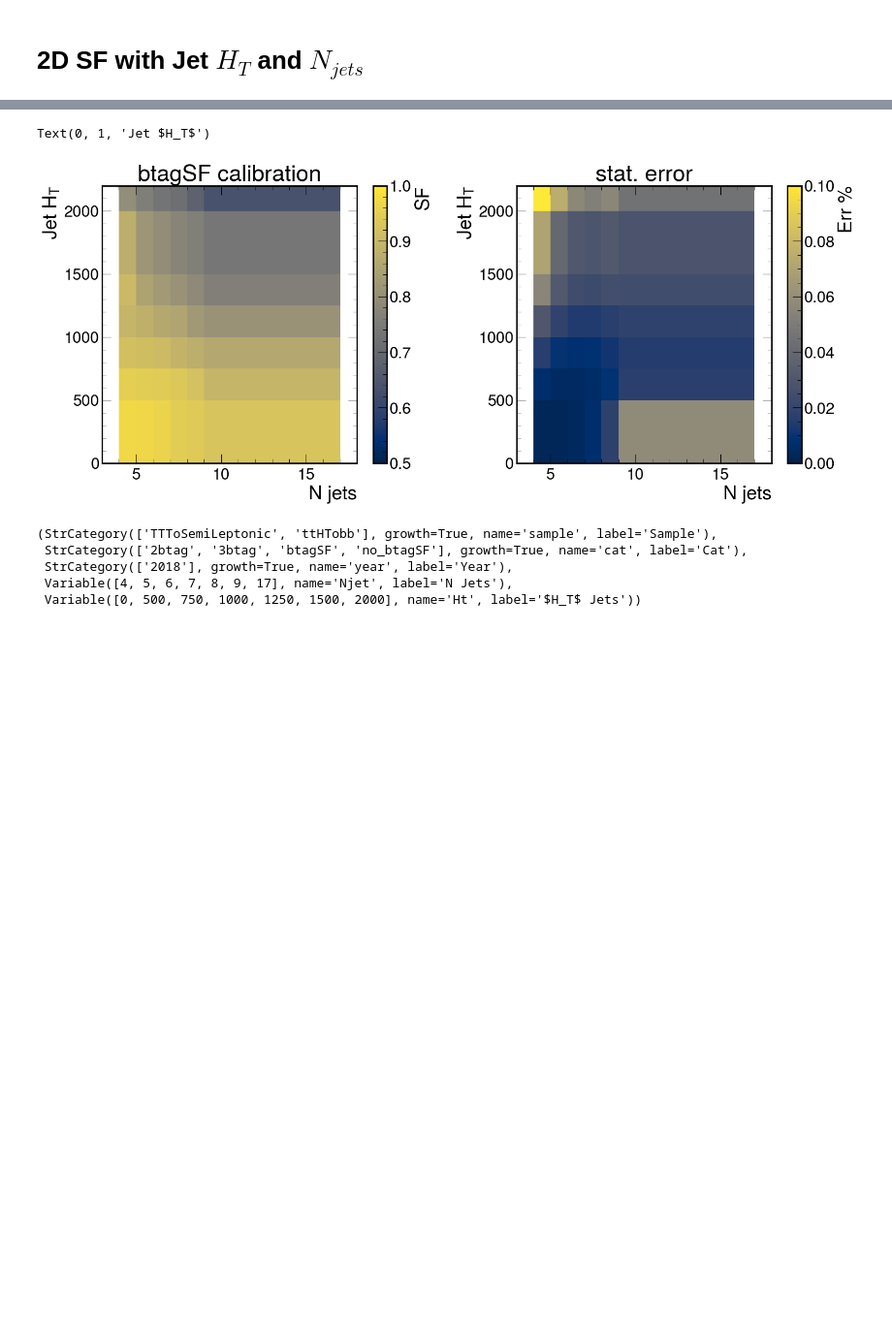
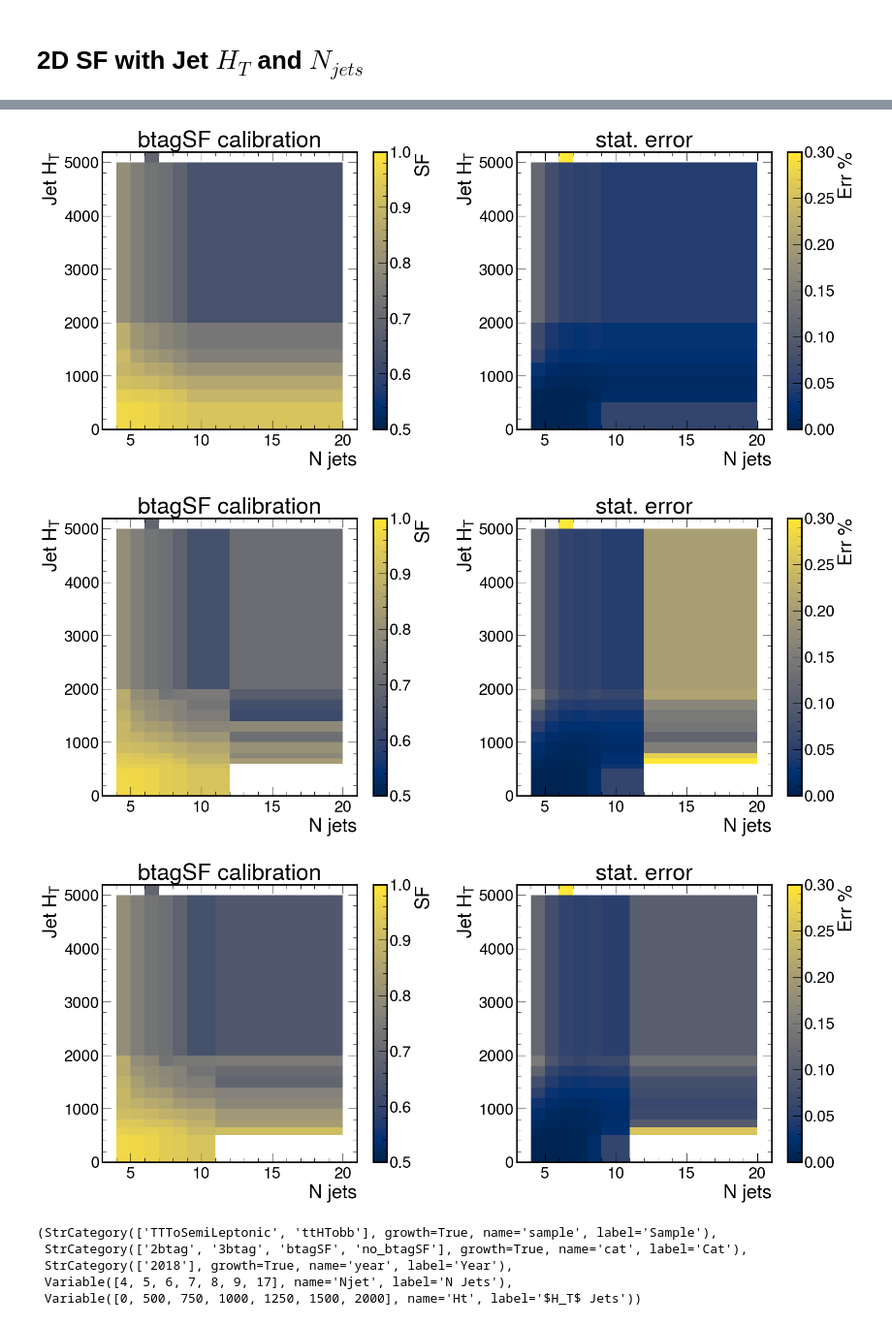
Before and after one commit to PocketCoffea/PocketCoffea, a Jupyter notebook: notebooks/BtagSF.ipynb, the cells around one changed output, grey strips where cells are left out. Shown at 97% size. Drawn from its saved outputs; the diff is of its cells as text; code cells hidden in the pictures; blank space fills up the shorter version.

Commit message:
Btag SF calibration, more bins

```diff
--- a/notebooks/BtagSF.ipynb
+++ b/notebooks/BtagSF.ipynb
@@ -220,8 +220,8 @@ array([0.96640931, 0.92905519, 0.88723484, 0.85111607, 0.85111607,
 # %% [markdown]
 # Full 2018 output
 # %%
-filename1 = "/work/dvalsecc/ttHbb/PocketCoffea/output/btagSF_calibration_v17/output.coffea"
+filename1 = "/work/dvalsecc/ttHbb/PocketCoffea/output/btagSF_calibration_v40/output.coffea"
 output = load(filename1)
-output.keys()
+print(output.keys())
 
 H = output["hist_njet"].to_hist()
@@ -532,0 +539,10 @@ y_plot[0] = -1
+# %%
+A = output["hist2d_Njet_Ht_bins3"].to_hist()
+
+fig,( ax,ay) = plt.subplots(1, 2, figsize=(14, 6), dpi=120)
+plt.subplots_adjust(wspace=0.4)
+hep.hist2dplot(A['ttHTobb','no_btagSF','2018',:,:], cmap="plasma", ax=ax, cmin=0.001, norm=LogNorm())
+ax.set_title("no btagSF")
+hep.hist2dplot(A['ttHTobb','btagSF','2018',:
+                 ,:], cmap="plasma", ax=ay, cmin=0.001,norm=LogNorm())
+ay.set_title("btagSF")
@@ -533,21 +552,43 @@ y_plot[0] = -1
 # %%
-fig,( ax,ay) = plt.subplots(1, 2, figsize=(18, 7), dpi=100)
-plt.subplots_adjust(wspace=0.3)
+for i in ["bins1","bins2","bins3"]:
 
-ax.set_title("btagSF calibration")
-I = ax.pcolormesh(x_plot,y_plot, np.ma.masked_array(ratio.T, ratio.T==1.),vmax=1, vmin=0.5, cmap="cividis")
-plt.colorbar(I, ax=ax, label="SF")
-ax.set_xlabel("N jets")
-ax.set_ylabel("Jet $H_T$")
+    A = output["hist2d_Njet_Ht_"+i].to_hist()
 
-ay.set_title("stat. error")
-I = plt.pcolormesh(x_plot,y_plot, np.ma.masked_array(ratio_err.T, ratio_err.T<= 0.),vmax=0.10, vmin=0, cmap="cividis")
-plt.colorbar(I, ax=ay, label="Err %")
-ay.set_xlabel("N jets")
-ay.set_ylabel("Jet $H_T$")
+    w_num, x, y = A['ttHTobb','no_btagSF','2018',:,:].to_numpy(flow=True)
+    num_var = A['ttHTobb','no_btagSF','2018',:,:].variances(flow=True)
+    w_denom, x, y = A['ttHTobb','btagSF','2018',:,:].to_numpy(flow=True)
+    denom_var = A['ttHTobb','btagSF','2018',:,:].variances(flow=True)
+
+    ratio= np.where( (w_denom>0)&(w_num>0), w_num/w_denom, 1.)
+    ratio_err =  np.where( (w_denom>0)&(w_num>0),
+                          np.sqrt((1/w_denom)**2 * num_var + (w_num/w_denom**2)**2 * denom_var),
+                          0.)
+
+    x_plot = x
+    y_plot = y
+    x_plot[-1] = x_plot[-2]+1
+    y_plot[-1] = y_plot[-2]+200
+    x_plot[0] = x_plot[1]-1
+    y_plot[0] = -1
+
+    fig,( ax,ay) = plt.subplots(1, 2, figsize=(18, 7), dpi=100)
+    plt.subplots_adjust(wspace=0.3)
+
+    ax.set_title("btagSF calibration")
+    I = ax.pcolormesh(x_plot,y_plot, np.ma.masked_array(ratio.T, ratio.T==1.),vmax=1, vmin=0.5, cmap="cividis")
+    plt.colorbar(I, ax=ax, label="SF")
+    ax.set_xlabel("N jets")
+    ax.set_ylabel("Jet $H_T$")
+
+    ay.set_title("stat. error")
+    I = plt.pcolormesh(x_plot,y_plot, np.ma.masked_array(ratio_err.T, ratio_err.T<= 0.),vmax=0.3, vmin=0, cmap="cividis")
+    plt.colorbar(I, ax=ay, label="Err %")
+    ay.set_xlabel("N jets")
+    ay.set_ylabel("Jet $H_T$")
 # %% [output]
-Text(0, 1, 'Jet $H_T$')
-[figure, old version]
+[figure, new version]
+[figure, added]
+[figure, added]
 # %%
 h.axes
 # %% [output]
```
Also changed, not shown: parts of 49 cells of this notebook, 5 other files.
